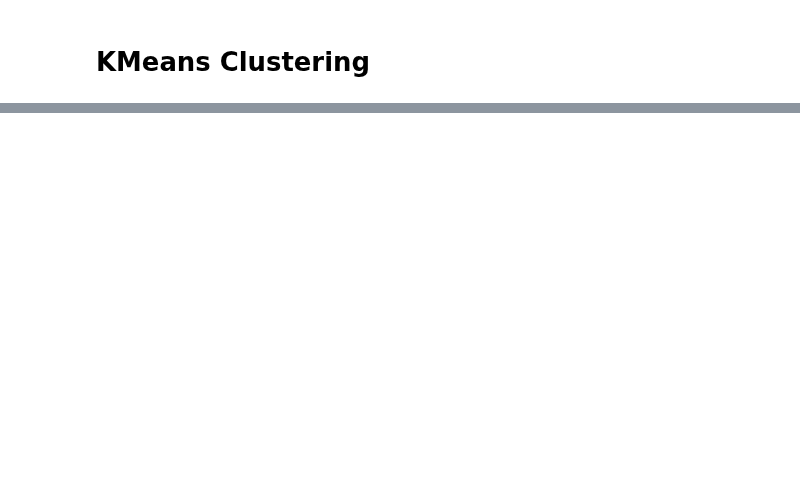
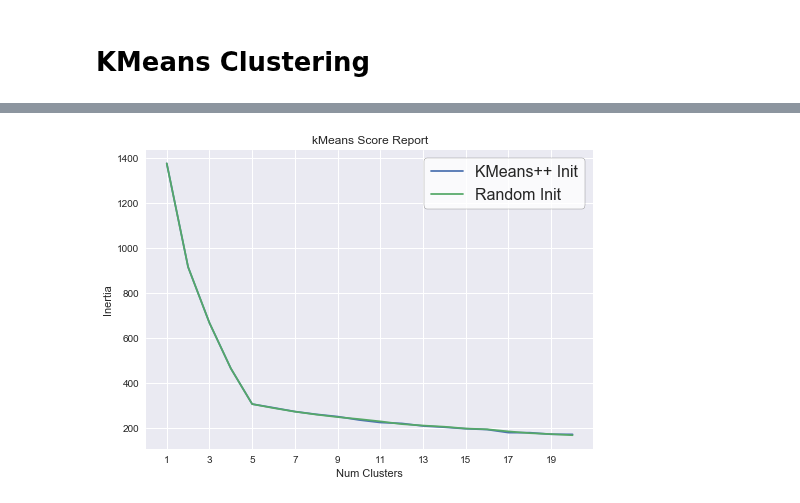
Before and after one commit to ZWMiller/machine_learning_from_scratch, a Jupyter notebook: notebooks/kmeans.ipynb, the cells around one changed output, grey strips where cells are left out. Cells and saved outputs as stored; diff of their text form; code cells hidden in the pictures; blank space fills up the shorter version.

Commit message:
add kmeans

```diff
--- a/notebooks/kmeans.ipynb
+++ b/notebooks/kmeans.ipynb
@@ -191,9 +323,19 @@ for k in range(1,21):
     km = kmeans(k=k, random_seed=42)
     km.fit(X)
     inertia.append(km.score())
+# %%
+inertia_rand = []
+for k in range(1,21):
+    km = kmeans(k=k, random_seed=42, init='random')
+    km.fit(X)
+    inertia_rand.append(km.score())
 # %%
-plt.plot(range(1,21),inertia);
+plt.plot(range(1,21),inertia, label='KMeans++ Init');
+plt.plot(range(1,21),inertia_rand, label='Random Init');
 plt.xlabel("Num Clusters")
 plt.ylabel("Inertia")
 plt.title("kMeans Score Report");
 plt.xticks(np.arange(1,21,2));
+plt.legend(loc='upper right', edgecolor="#333333", facecolor="#FFFFFF", fontsize=16, frameon=True);
+# %% [output]
+[figure, added]
```
Also changed, not shown: parts of 14 cells of this notebook, 1 other file.
